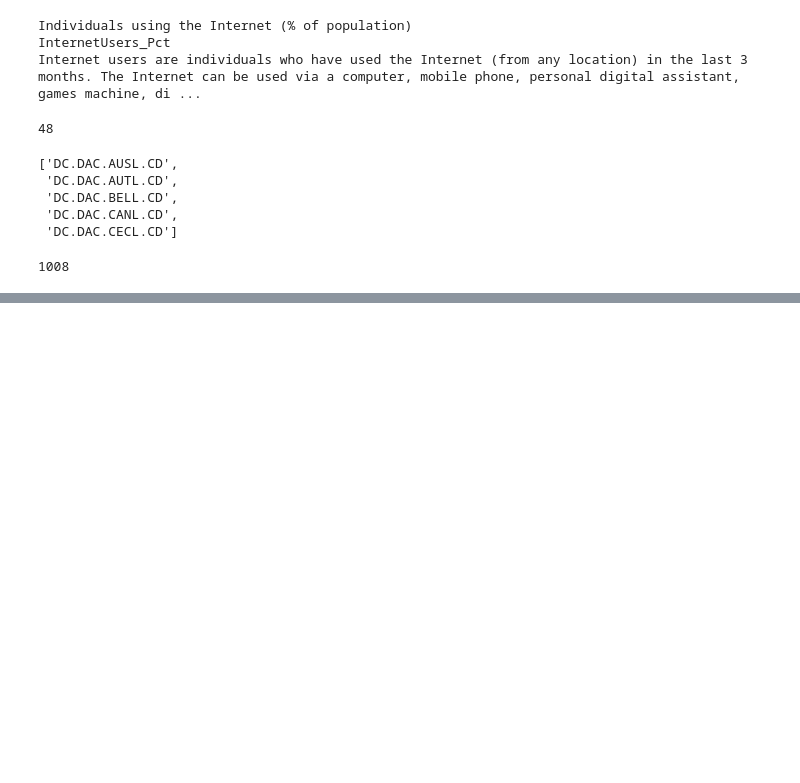
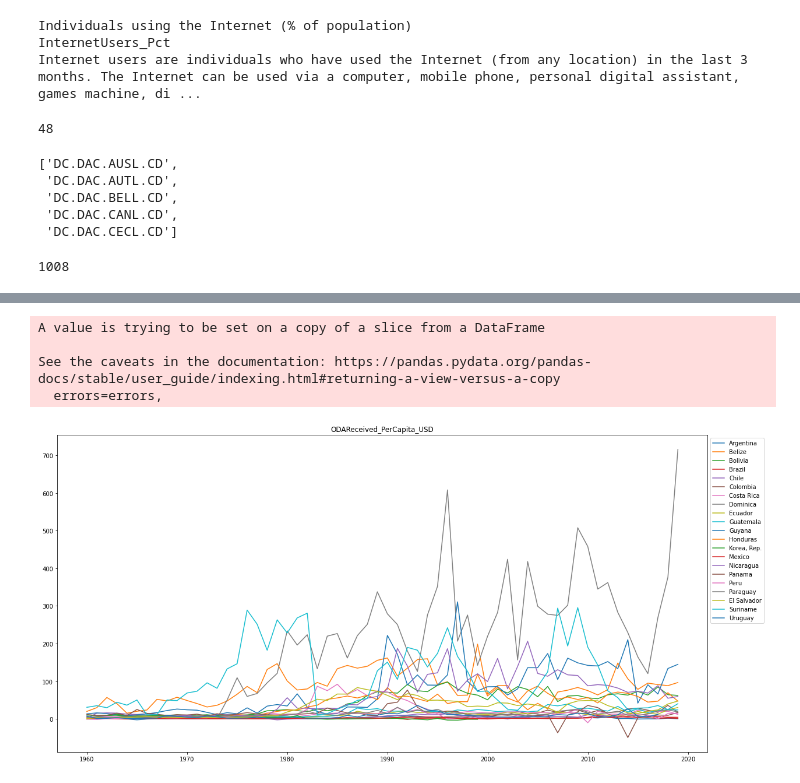
Before and after one commit to DSKUS-Foreign-Aid/Foreign_Aid, a Jupyter notebook: EDA.ipynb, the cells around one changed output, grey strips where cells are left out. Drawn from its saved outputs; the diff is of its cells as text; code cells hidden in the pictures; blank space fills up the shorter version.

```diff
--- a/EDA.ipynb
+++ b/EDA.ipynb
@@ -120,0 +154,18 @@ new_df
+# %%
+def col_countries(series_name):
+    df = new_df.loc[new_df['Series_Name']==f'{series_name}']
+    df.drop(['Series_Name', 'Country_Code','Series_Code'], axis=1, inplace=True)
+    df.set_index('Country_Name', inplace=True)
+    df = df.T
+    ax = df.plot(figsize=(20,10) )
+    ax.set_title(f'{series_name}',color='black')
+    ax.legend(bbox_to_anchor=(1.0, 1.0))
+    ax.plot()
+# %%
+col_countries('ODAReceived_PerCapita_USD')
+# %% [output]
+A value is trying to be set on a copy of a slice from a DataFrame
+
+See the caveats in the documentation: https://pandas.pydata.org/pandas-docs/stable/user_guide/indexing.html#returning-a-view-versus-a-copy
+  errors=errors,
+[figure, added]
```
Also changed, not shown: parts of 34 cells of this notebook.
